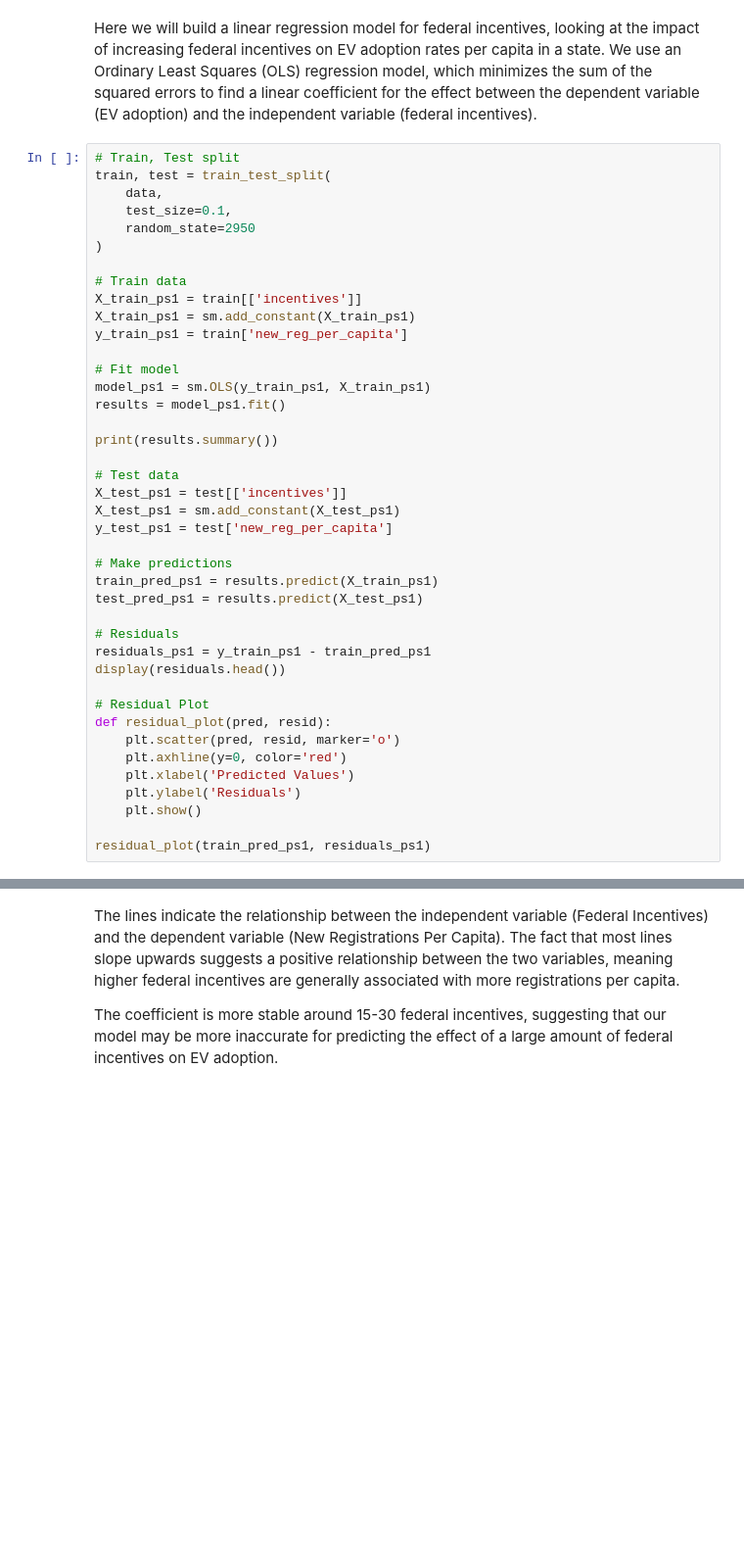
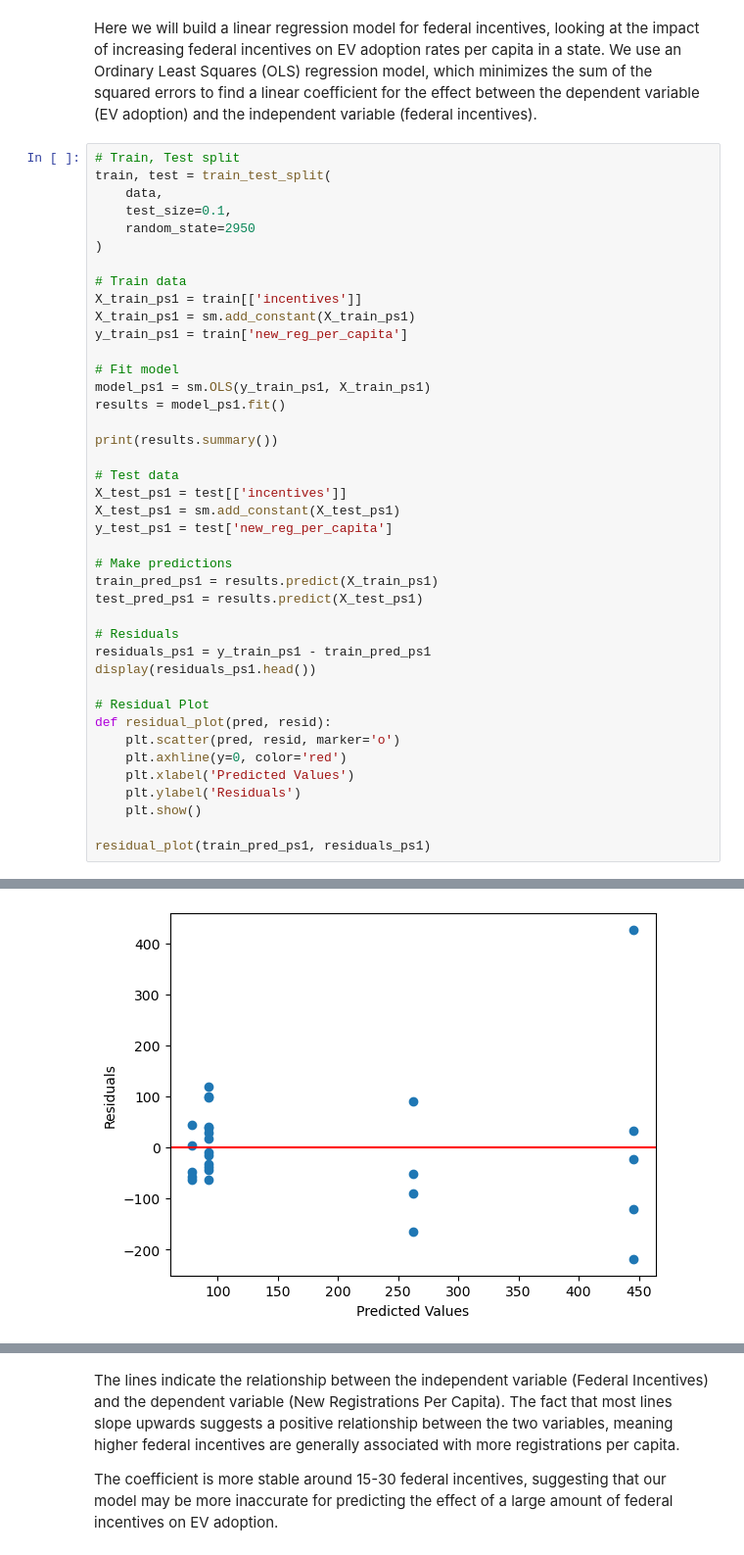
Before and after one commit to kyle-du/ev-research-proj, a Jupyter notebook: INFO2950_Phase 4_Deliverable.ipynb, the cells around one changed output, grey strips where cells are left out. Shown at 98% size. Saved outputs shown, nothing was run; the diff lists cells and outputs as text; blank space fills up the shorter version.

```diff
--- a/INFO2950_Phase 4_Deliverable.ipynb
+++ b/INFO2950_Phase 4_Deliverable.ipynb
@@ -252,7 +252,7 @@ test_pred_ps1 = results.predict(X_test_ps1)
 
 # Residuals
 residuals_ps1 = y_train_ps1 - train_pred_ps1
-display(residuals.head())
+display(residuals_ps1.head())
 
 # Residual Plot
 def residual_plot(pred, resid):
@@ -284,0 +290 @@ NameError: name 'residuals' is not defined
+[figure, added]
```
Also changed, not shown: parts of 16 cells of this notebook.
